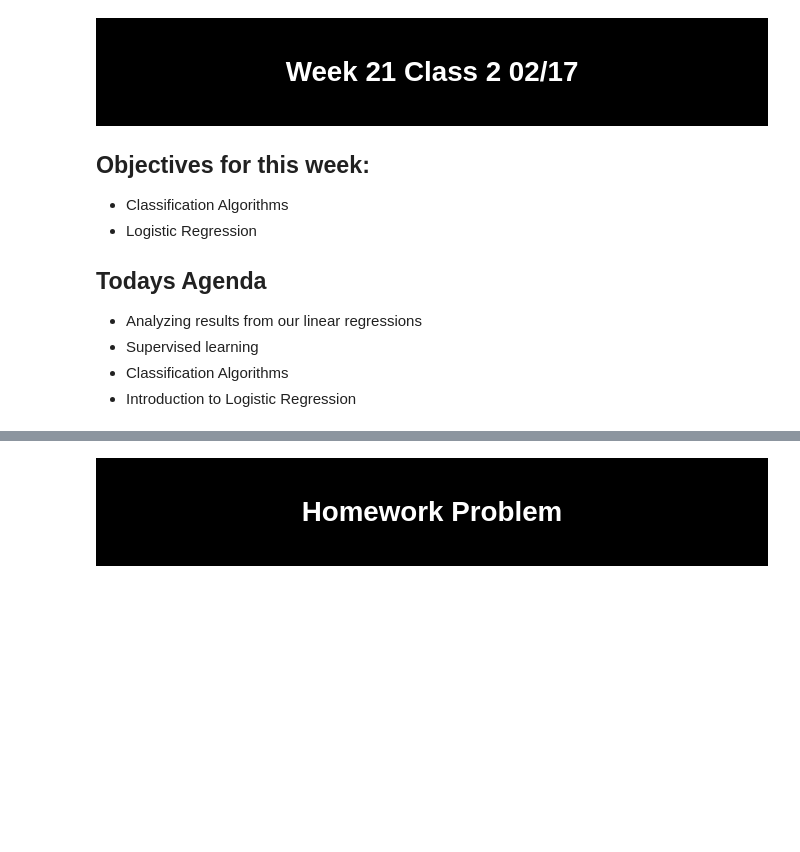
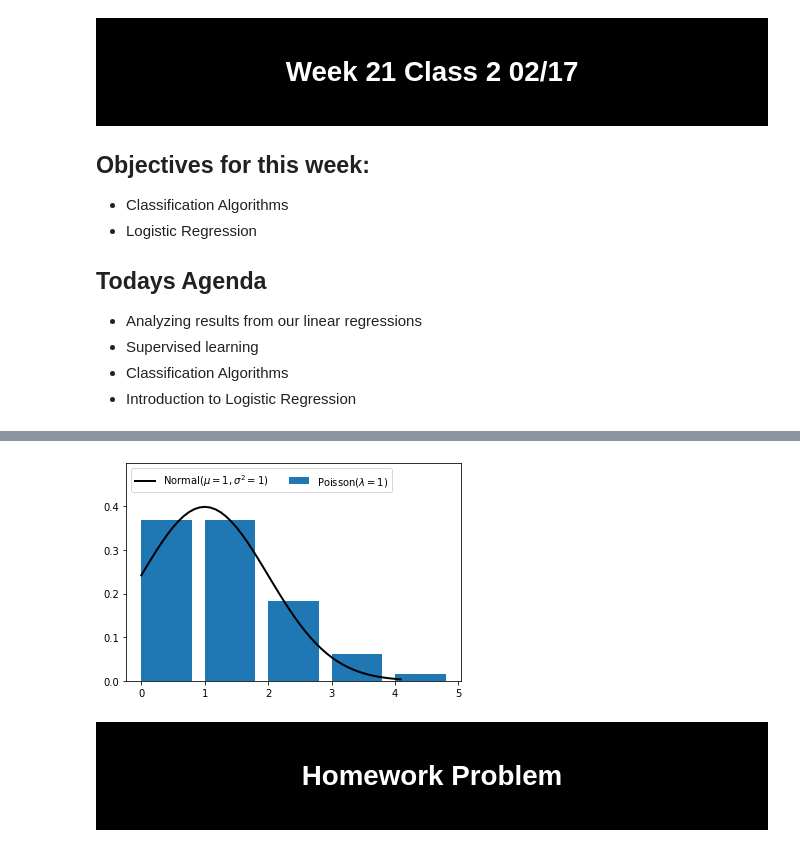
Before and after one commit to FaustoRosado/I2020_DS, a Jupyter notebook: week-021/week-21-class-2.ipynb, the cells around one changed output, grey strips where cells are left out. Saved outputs shown, nothing was run; the diff lists cells and outputs as text; code cells hidden in the pictures; blank space fills up the shorter version.

```diff
--- a/week-021/week-21-class-2.ipynb
+++ b/week-021/week-21-class-2.ipynb
@@ -19,0 +33,18 @@
+# %%
+import matplotlib.pyplot as plt
+import numpy as np
+from scipy import stats
+
+def f(mu):
+    X = stats.norm(loc=mu, scale= np.sqrt(mu))
+    N = stats.poisson(mu)
+    x = np.linspace(0, X.ppf(0.999))
+    n = np.arange(0, x[-1])
+
+    fig, ax = plt.subplots()
+    ax.plot(x, X.pdf(x), color='black', lw=2, label="Normal($\mu=%d, \sigma^2=%d$)" % (mu,mu))
+    ax.bar(n, N.pmf(n), align='edge', label=r"Poisson($\lambda=%d$)" % mu)
+    ax.set_ylim(0, X.pdf(x).max() * 1.25)
+    ax.legend(loc=2, ncol=2)
+    plt.close(fig)
+    return fig
@@ -20,3 +54,7 @@
+# %%
+interact(f, mu=widgets.FloatSlider(min=1.0, max=20.0, step=1.0));
+# %% [output]
+[figure, added]
 # %% [markdown]
 <div style="background: #000;
             color: #FFF;
```
Also changed, not shown: parts of 4 cells of this notebook, 6 other files.
